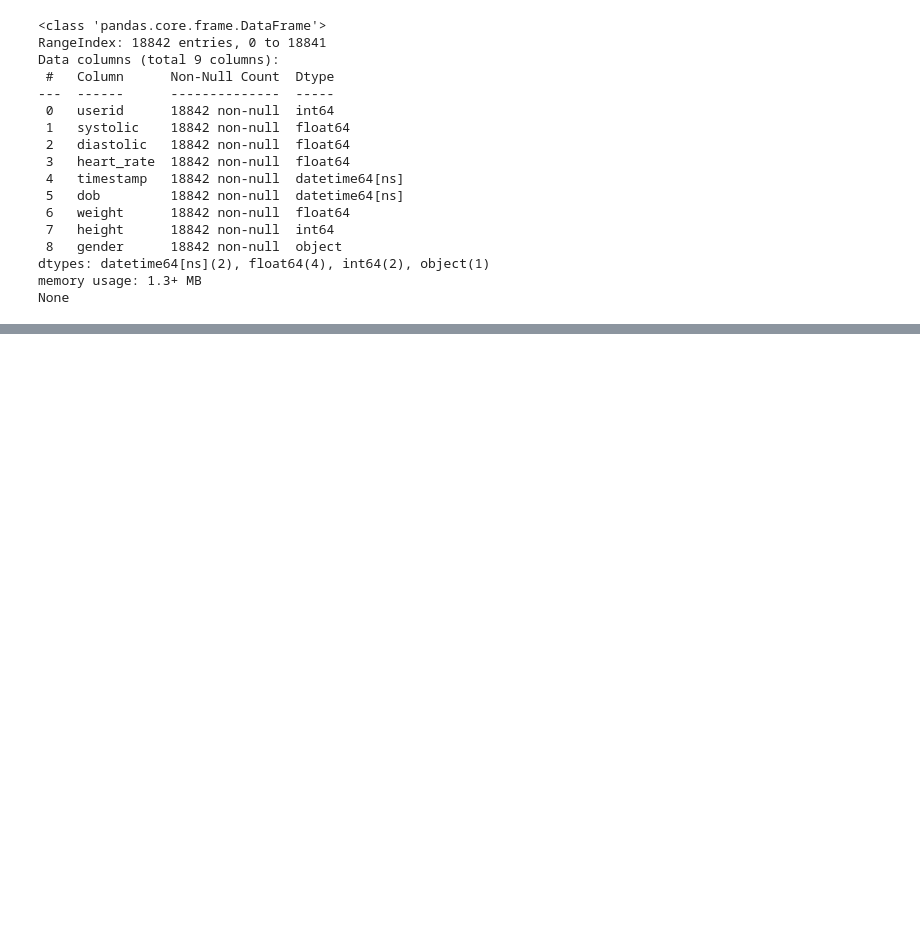
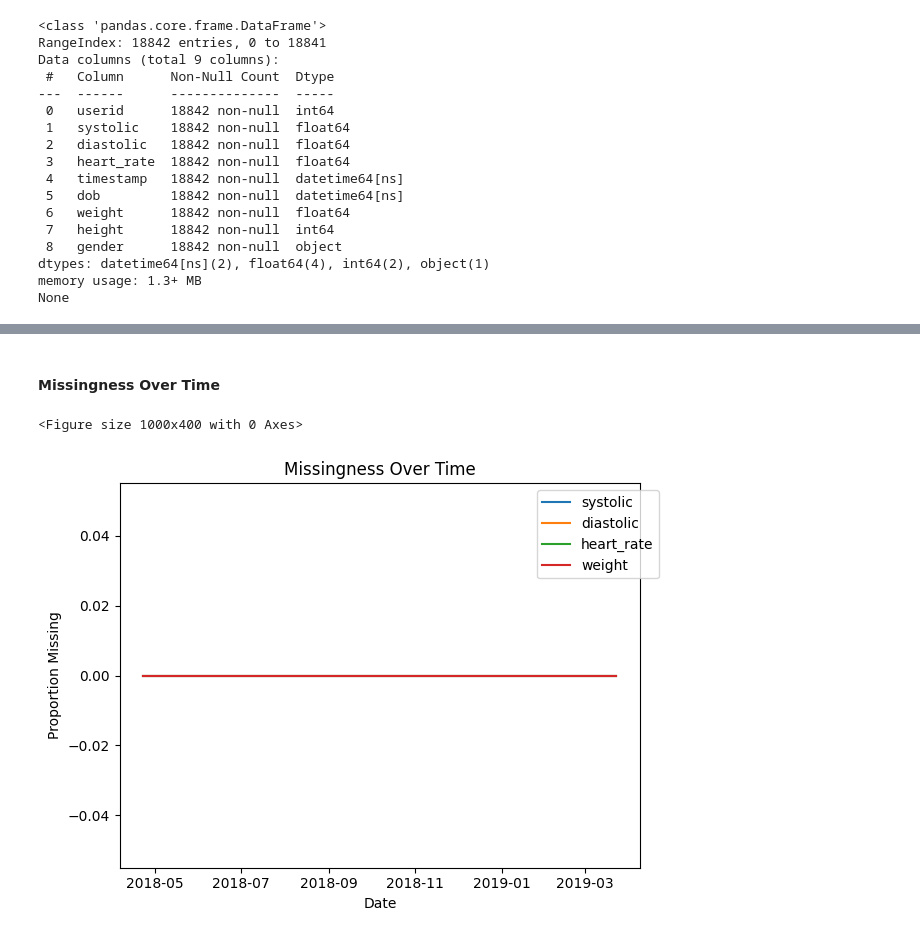
Before and after one commit to Biendaika/Research-in-Hypertension, a Jupyter notebook: Missing Data Analysis.ipynb, the cells around one changed output, grey strips where cells are left out. Drawn from its saved outputs; the diff is of its cells as text; code cells hidden in the pictures; blank space fills up the shorter version.

```diff
--- a/Missing Data Analysis.ipynb
+++ b/Missing Data Analysis.ipynb
@@ -54,0 +126,22 @@ dtype: float64
+# %% [markdown]
+#### Missingness Over Time
+# %%
+data["timestamp"] = pd.to_datetime(data["timestamp"])
+data["date"] = data["timestamp"].dt.date
+
+time_missing = (
+    data.groupby("date")[dynamic_cols]
+        .apply(lambda x: x.isnull().mean())
+)
+
+plt.figure(figsize=(10,4))
+time_missing.plot()
+plt.title("Missingness Over Time")
+plt.ylabel("Proportion Missing")
+plt.xlabel("Date")
+plt.legend(bbox_to_anchor=(1.05, 1))
+plt.tight_layout()
+plt.show()
+# %% [output]
+<Figure size 1000x400 with 0 Axes>
+[figure, added]
```
Also changed, not shown: parts of 15 cells of this notebook.
